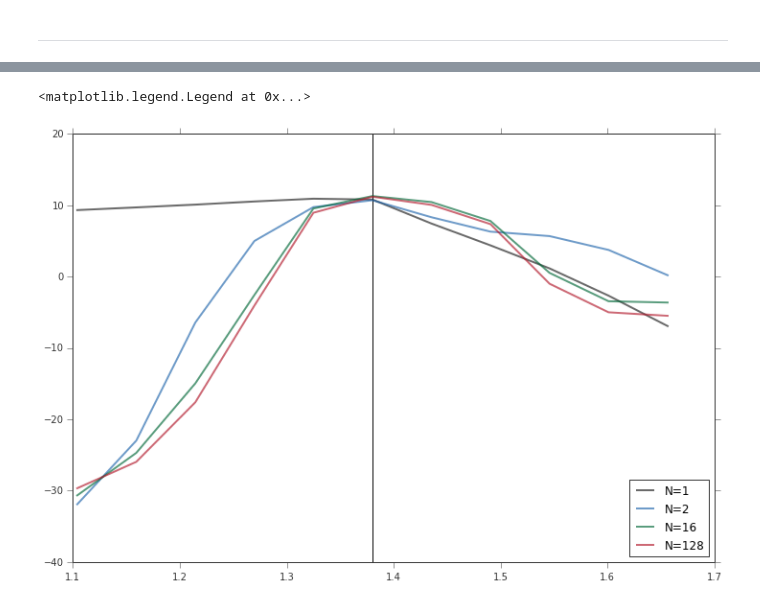
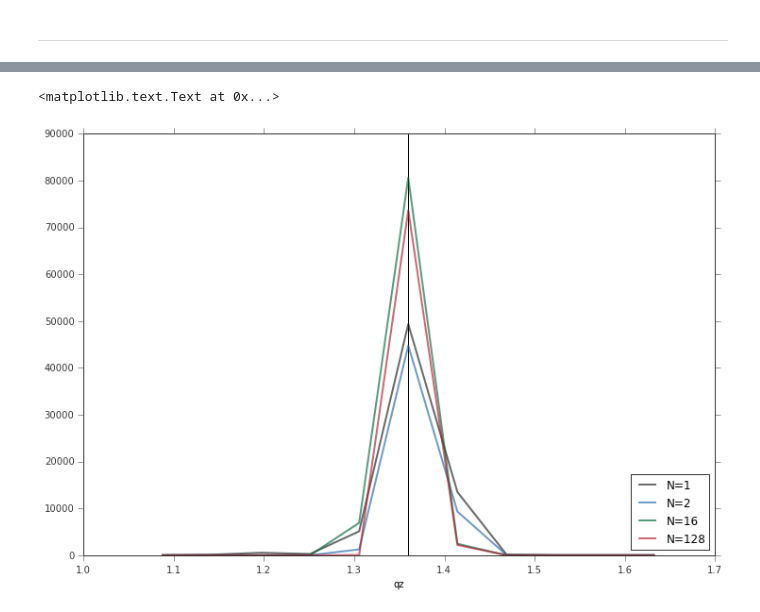
Before and after one commit to adrn/streams, a Jupyter notebook: text/notebooks/New Likelihood.ipynb, the cells around one changed output, grey strips where cells are left out. Cells and saved outputs as stored; diff of their text form; code cells hidden in the pictures.

```diff
--- a/text/notebooks/New Likelihood.ipynb
+++ b/text/notebooks/New Likelihood.ipynb
@@ -12,12 +14,13 @@ particles_today, satellite_today, time = mass_selector("2.5e7")
 bound_particles = particles_today(N=0, expr="(tub==0)")
 v_disp = np.sqrt(np.sum(np.std(bound_particles._v, axis=0)**2))
 # %%
-N = 10
+N = 100
 
 np.random.seed(552)
 satellite = satellite_today()
 particles = particles_today(N=N, expr="(tub!=0)")
 t1,t2 = time()
+potential = LawMajewski2010()
 
 err = (particles._x*0.01)[0]
 # %%
@@ -108,0 +108,7 @@ likelihood(satellite, particles)
+# %%
+N = len(particles)
+acc = np.zeros((N+1,3))
+
+%timeit satellite_particles_integrate(satellite, particles, potential, \
+                                      potential_args=(N+1, acc), \
+                                      time_spec=dict(t1=t1, t2=t2, dt=-1.))
@@ -109,27 +119,27 @@ likelihood(satellite, particles)
 # %%
 from streams.potential.lm10 import _true_params
 # %%
-param = 'q1'
+param = 'qz'
 vals = np.linspace(0.8,1.2,11)*_true_params[param]
 Ns = [1,2,16,128]
 
 np.random.seed(552)
 particles = particles_today(N=max(Ns), expr="(tub!=0)")
 
 figure(figsize=(12,8))
 axvline(_true_params[param])
 for N in Ns:
     ptcls = particles[:N]
 
     pts = []
     for val in vals:
         pts.append(likelihood(satellite, ptcls, potential_params={param:val}))
     pts = np.array(pts)
 
-    plot(vals, pts/N, label="N={0}".format(N), lw=2., alpha=0.65)
+    plot(vals, np.exp(pts/N), label="N={0}".format(N), lw=2., alpha=0.65)
 
 legend(loc='lower right')
 xlabel(param)
 # %% [output]
-<matplotlib.legend.Legend at 0x...>
+<matplotlib.text.Text at 0x...>
-[figure, old version]
+[figure, new version]
```
Also changed, not shown: parts of 20 cells of this notebook.
